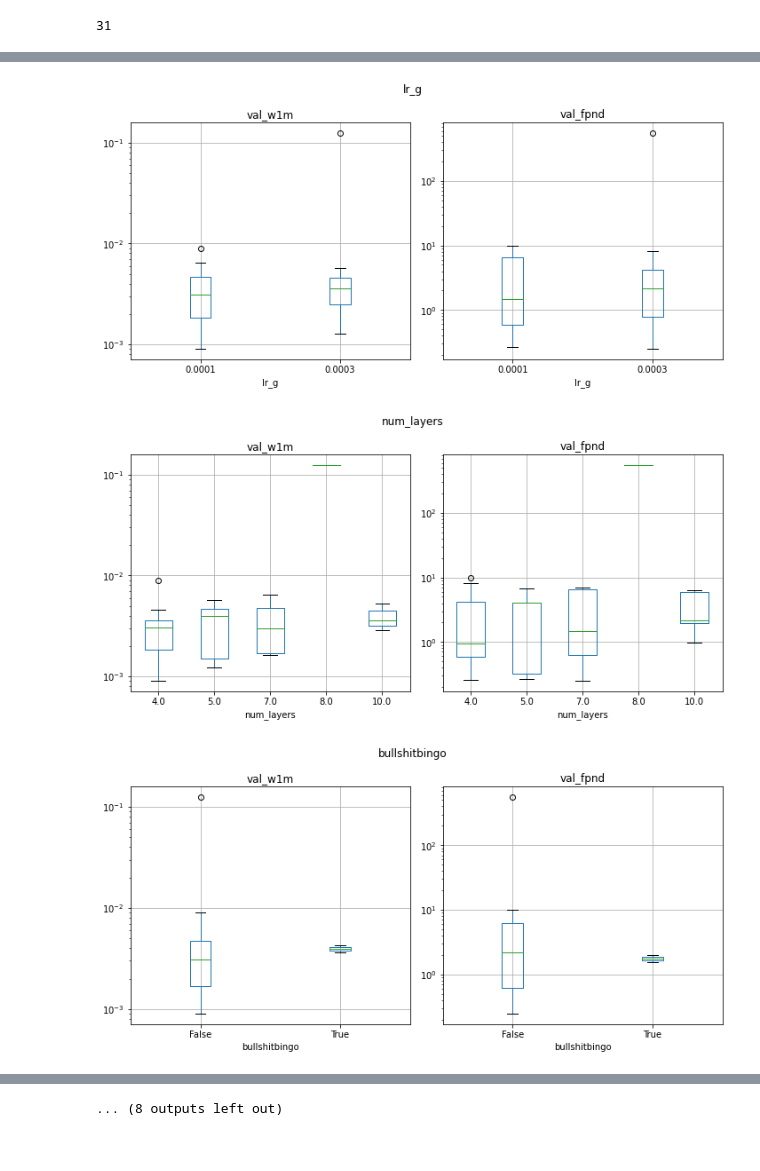
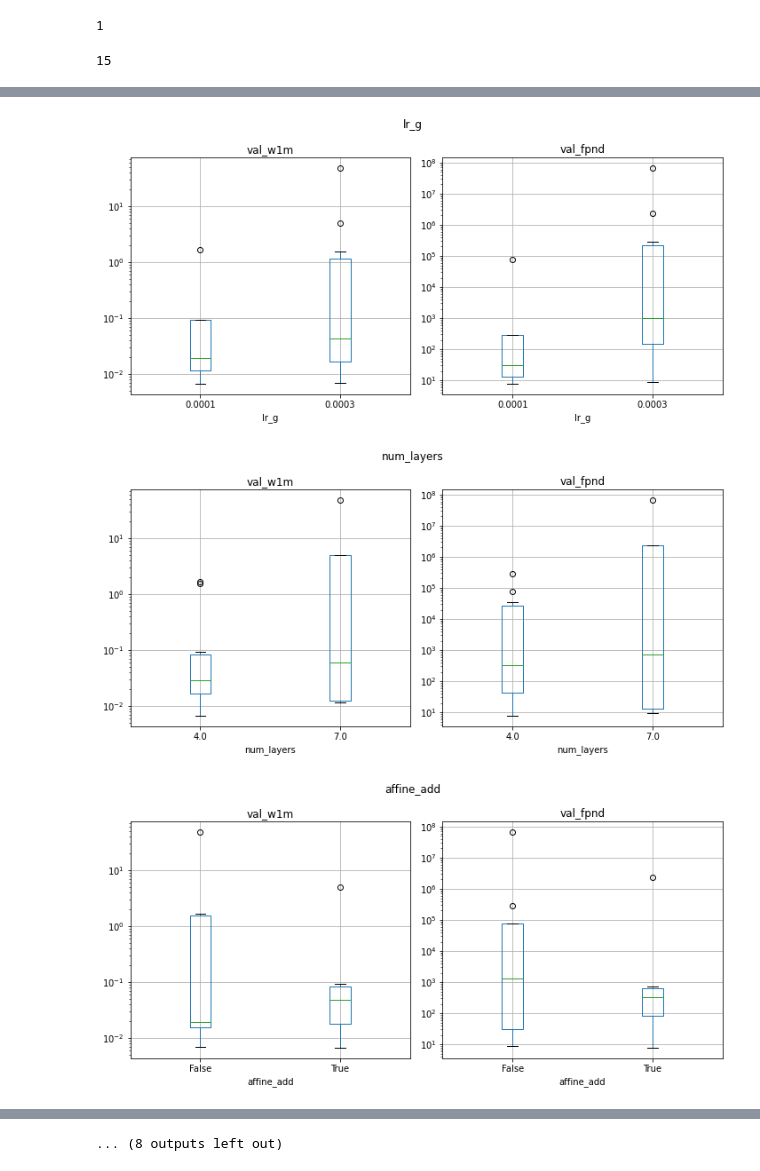
Before and after one commit to kaechb/LitJetNet, a Jupyter notebook: LitNF/Hyperparameters.ipynb, the cells around one changed output, grey strips where cells are left out. Cells and saved outputs as stored; diff of their text form; code cells hidden in the pictures.

```diff
--- a/LitNF/Hyperparameters.ipynb
+++ b/LitNF/Hyperparameters.ipynb
@@ -4,14 +7,15 @@ import torch
 import pandas as pd
 from IPython.display import display
 df=pd.DataFrame()
-for name in ["nice_","nicer_"]:#["bestever_","final_cov_","ML4Jets_30","momentum_","with_momentum_small_"]:
-    for p in ["t"]:
+for name in ["pretrainedNF_","bestever_","final_cov_","momentum_"]:#[,"with_momentum_small_"]:
+    for p in ["t","q","g"]:
         name_temp=name+p
         try:
             df=pd.concat((df,pd.read_csv("/beegfs/desy/user/kaechben/{}/summary.csv".format(name_temp))))
+            print(len(pd.read_csv("/beegfs/desy/user/kaechben/{}/summary.csv".format(name_temp))))
         except:
             print(name_temp)
-df=df[df.step>20000]
+df=df[df.step>5000]
 with pd.option_context('display.max_rows', 10, 'display.max_columns', None):
 
     display(df.sort_values("val_fpnd"))
@@ -32,3 +48,7 @@ with pd.option_context('display.max_rows', 10, 'display.max_columns', None):
+# %%
+print(1)
+# %% [output]
+1
 # %%
 import matplotlib.pyplot as plt
 df.loc[df["sched"]!=df["sched"],"sched"]="No"
@@ -37,11 +57,11 @@ df["no_hidden_gen"]=df["no_hidden_gen"].astype(str)
 df["no_hidden"]=df["no_hidden"].astype(str)
 df=df[df["freq"]>1]
 df.loc[(df["bullshitbingo2"])&(~(df["sched"]=="cosine2")),"bullshitbingo2"]=False
-df.loc[(df["bullshitbingo"])&(~(df["momentum"])),"bullshitbingo"]=False
-df.loc[(df["bullshitbingo"])&(~(df["mass"])),"bullshitbingo"]=False
+df.loc[(df["affine_add"])&(~(df["momentum"])),"bullshitbingo"]=False
+df.loc[(df["affine_add"])&(~(df["mass"])),"bullshitbingo"]=False
 print(len(df))
 df["both"]=(df["mass"]* df["momentum"]).astype(bool)
-for key in ["last_clf","no_hidden_gen","no_hidden","heads","gen_mask","warmup","sched","freq","dropout","opt","lr_g","num_layers","bullshitbingo","bullshitbingo2","scalingbullshit","ratio","max_epochs","batch_size","l_dim","hidden","mass","momentum","both"]:
+for key in ["last_clf","no_hidden_gen","no_hidden","heads","gen_mask","warmup","sched","freq","dropout","opt","lr_g","num_layers","affine_add","bullshitbingo2","scalingbullshit","ratio","max_epochs","batch_size","l_dim","hidden","mass","momentum","both"]:
     df=df[df.lr_g!=0.01]
 #     df=df[df.val_fpnd>5]
     df=df[df[key]==df[key]]
@@ -76,4 +96,4 @@ for key in ["last_clf","no_hidden_gen","no_hidden","heads","gen_mask","warmup","
     plt.tight_layout()
     plt.show()
 # %% [output]
-31
+15
@@ -87,3 +107,3 @@ for key in ["last_clf","no_hidden_gen","no_hidden","heads","gen_mask","warmup","
-[figure, old version]
+[figure, new version]
-[figure, old version]
+[figure, new version]
-[figure, old version]
+[figure, new version]
```
Also changed, not shown: parts of 6 cells of this notebook, 5 other files.
